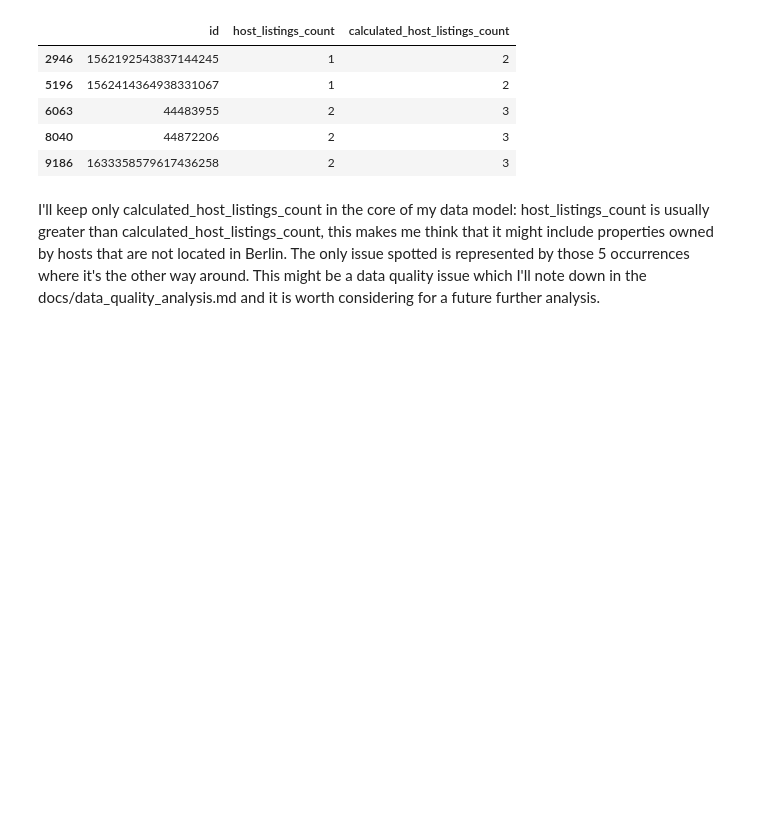
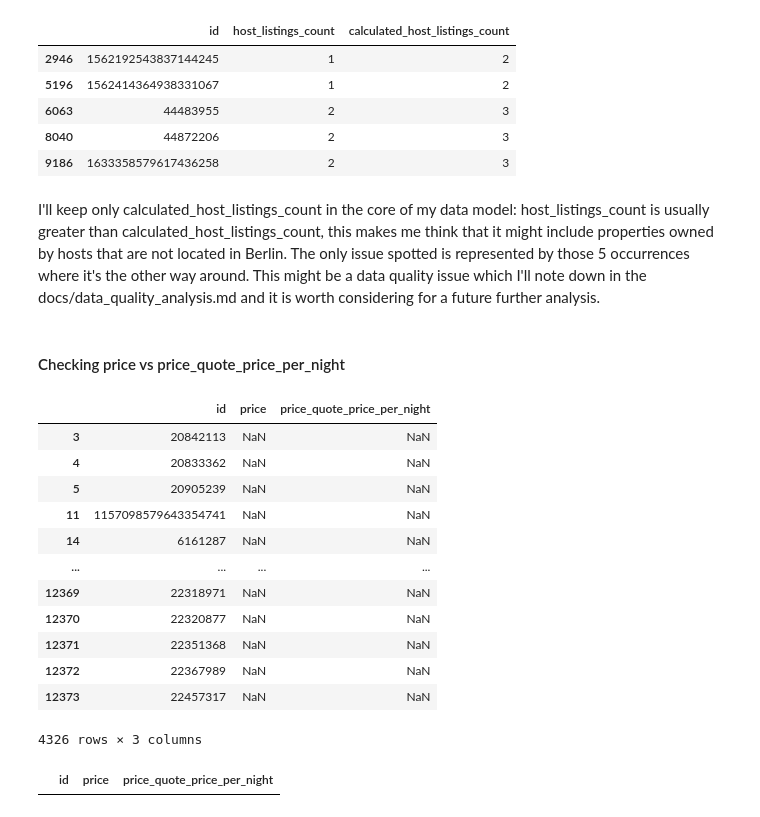
Before and after one commit to admcesareniccolo/airbnb-berlin, a Jupyter notebook: notebooks/01_exploration.ipynb, the cells around one changed output. Cells and saved outputs as stored; diff of their text form; code cells hidden in the pictures; blank space fills up the shorter version.

```diff
--- a/notebooks/01_exploration.ipynb
+++ b/notebooks/01_exploration.ipynb
@@ -302,3 +270,27 @@ listings[listings['host_listings_count'] < (listings['calculated_host_listings_c
 # %% [markdown]
 I'll keep only calculated_host_listings_count in the core of my data model: host_listings_count is usually greater than calculated_host_listings_count, this makes me think that it might include properties owned by hosts that are not located in Berlin. The only issue spotted is represented by those 5 occurrences where it's the other way around.
 This might be a data quality issue which I'll note down in the docs/data_quality_analysis.md and it is worth considering for a future further analysis.
+# %% [markdown]
+#### Checking price vs price_quote_price_per_night
+# %%
+# checking for listings where price and price_quote_price_per_night are not equal
+listings[(listings['price'] != listings['price_quote_price_per_night'])][['id', 'price', 'price_quote_price_per_night']]
+# %% [output]
+|  | id | price | price_quote_price_per_night |
+| 3 | 20842113 | NaN | NaN |
+| 4 | 20833362 | NaN | NaN |
+| 5 | 20905239 | NaN | NaN |
+| 11 | 1157098579643354741 | NaN | NaN |
+| 14 | 6161287 | NaN | NaN |
+| ... | ... | ... | ... |
+| 12369 | 22318971 | NaN | NaN |
+| 12370 | 22320877 | NaN | NaN |
+| 12371 | 22351368 | NaN | NaN |
+| 12372 | 22367989 | NaN | NaN |
+| 12373 | 22457317 | NaN | NaN |
+4326 rows × 3 columns
+# %%
+# checking for listings where price and price_quote_price_per_night are not equal and neither of them is null
+listings[(listings['price'] != listings['price_quote_price_per_night']) & (listings['price'].notna() & listings['price_quote_price_per_night'].notna())][['id', 'price', 'price_quote_price_per_night']]
+# %% [output]
+|  | id | price | price_quote_price_per_night |
```
Also changed, not shown: parts of 25 cells of this notebook.
